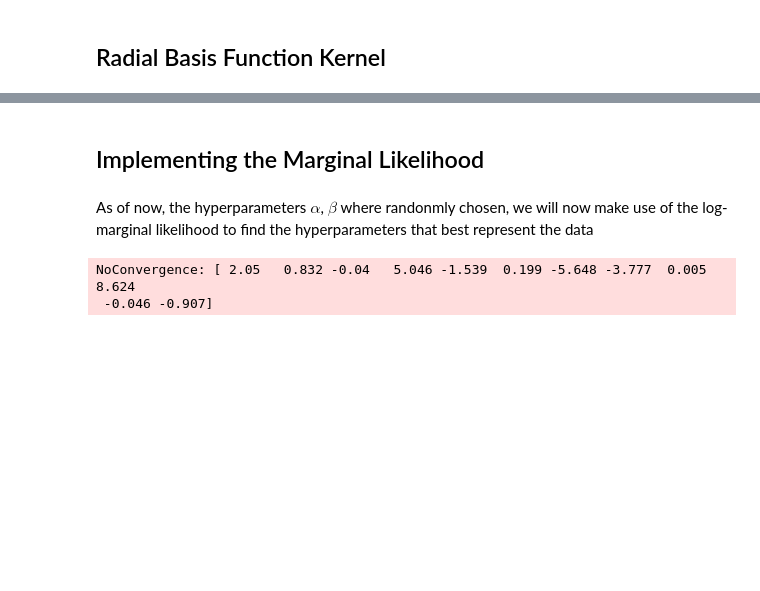
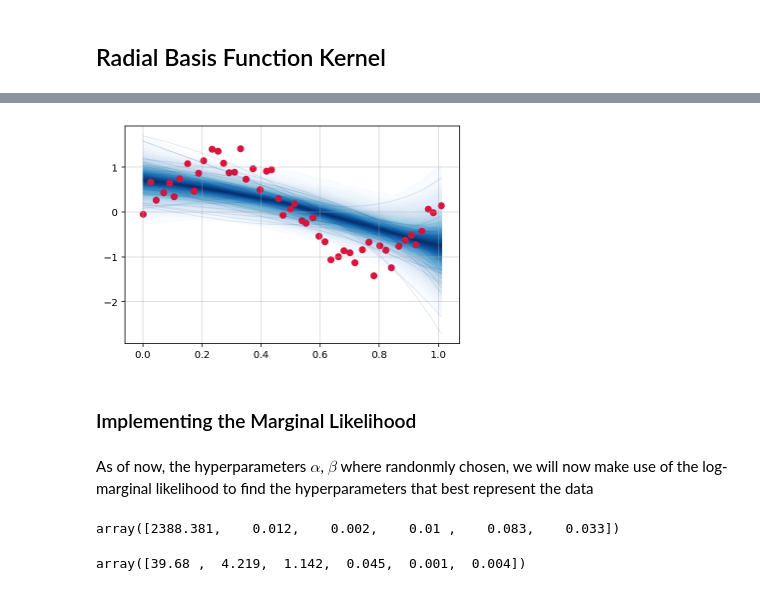
Before and after one commit to gerdm/prml, a Jupyter notebook: chapter7/RVMs.ipynb, the cells around one changed output, grey strips where cells are left out. Saved outputs shown, nothing was run; the diff lists cells and outputs as text; code cells hidden in the pictures; blank space fills up the shorter version.

```diff
--- a/chapter7/RVMs.ipynb
+++ b/chapter7/RVMs.ipynb
@@ -75,7 +64,10 @@ plt.imshow(Phi)
 # %%
-seed(1643)
-alpha = np.abs(randn(Phi.shape[1]) * 0.5)
-beta, *_ = np.abs(randn(1)) * 0.5
+poly = PolynomialFeatures(degree=5, include_bias=True)
+Phi = poly.fit_transform(X[:, np.newaxis])
+
+seed(3141)
+alpha = np.abs(randn(Phi.shape[1]))
+beta, *_ = randn(1) * 0.5
 
 
 A = np.identity(len(alpha)) * alpha
@@ -93,4 +78,11 @@ plt.grid(alpha=0.5);
+# %%
+fig, ax = plt.subplots(1, 1)
+plot_gp_dist(ax, (Phi @ mvn.rvs(500).T).T, X, palette="Blues")
+ax.scatter(X, y, c="crimson")
+ax.grid(alpha=0.5)
+# %% [output]
+[figure, added]
 # %% [markdown]
-## Implementing the Marginal Likelihood
+### Implementing the Marginal Likelihood
 # %% [markdown]
 As of now, the hyperparameters $\alpha$, $\beta$ where randonmly chosen, we will now make use of the log-marginal likelihood to find the hyperparameters that best represent the data
@@ -119,5 +115,0 @@ def optimize(x, Phi):
-# %%
-ans = broyden1(lambda p: optimize(p, Phi), np.r_[beta, alpha], verbose=False)
-# %% [output]
-NoConvergence: [ 2.05   0.832 -0.04   5.046 -1.539  0.199 -5.648 -3.777  0.005  8.624
- -0.046 -0.907]
@@ -131,0 +116,8 @@ mvn = multivariate_normal(mean=m.ravel(), cov=Sigma)
+# %%
+alpha
+# %% [output]
+array([2388.381,    0.012,    0.002,    0.01 ,    0.083,    0.033])
+# %%
+np.linalg.eigvals(Sigma)
+# %% [output]
+array([39.68 ,  4.219,  1.142,  0.045,  0.001,  0.004])
```
Also changed, not shown: parts of 22 cells of this notebook.
